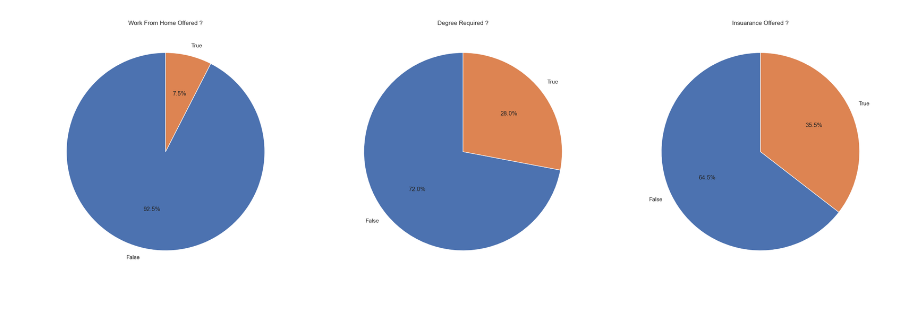
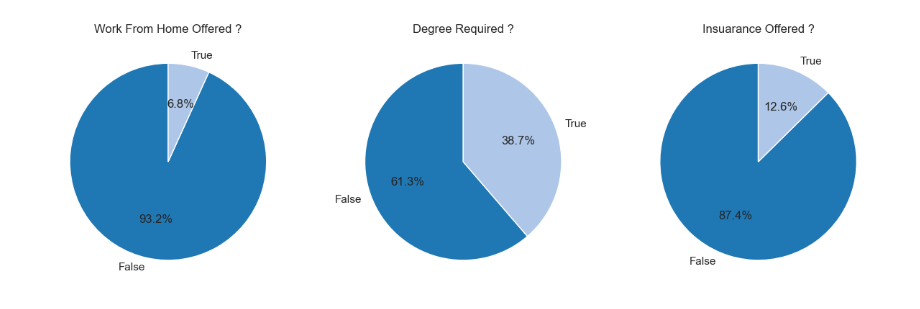
Before and after one commit to utkarsh-naik10/PYTHON_PROJECTS, a Jupyter notebook: 1.Job_Data_Analysis/Notebook/1.Exploratory_Data_Analysis.ipynb, the cells around one changed output. Cells and saved outputs as stored; diff of their text form; code cells hidden in the pictures.

```diff
--- a/1.Job_Data_Analysis/Notebook/1.Exploratory_Data_Analysis.ipynb
+++ b/1.Job_Data_Analysis/Notebook/1.Exploratory_Data_Analysis.ipynb
@@ -10,7 +10,7 @@ df=pd.read_csv(r"C:\Users\91706\Data Analytics Practice\databases\python\Job_Dat
 df['job_posted_date']=pd.to_datetime(df['job_posted_date'])
 df['job_skills']=df['job_skills'].apply(lambda x: ast.literal_eval(x) if pd.notna(x) else x)
 # %%
-df_DA_US = df[(df['job_title_short'] == 'Data Analyst') & (df['job_country'] == 'United States')]
-df_DA_US.head()
+df_DA = df[df['job_title_short'] == 'Data Analyst']
+df_DA.head()
 # %% [output]
 |  | job_title_short | job_title | job_location | job_via | job_schedule_type | job_work_from_home | ... |
@@ -57,17 +59,17 @@ df_DA_US.head()
 # %%
 dict_column={
     'job_work_from_home':'Work From Home Offered ?',
     'job_no_degree_mention':'Degree Required ?',
     'job_health_insurance':'Insuarance Offered ?'
 }
 
 fig,ax=plt.subplots(1,3)
-fig.set_size_inches((30,18))
+fig.set_size_inches((15,5))
 
 for i,(column,title) in enumerate(dict_column.items()):
-    ax[i].pie(df_DA_US[column].value_counts(),labels = ['False','True'], autopct='%1.1f%%',startangle=90)
+    ax[i].pie(df_DA[column].value_counts(),labels = ['False','True'], autopct='%1.1f%%',startangle=90,colors=plt.cm.tab20.colors)
     ax[i].set_title(title)
 
 plt.show()
 # %% [output]
-[figure, old version]
+[figure, new version]
```
Also changed, not shown: parts of 8 cells of this notebook.
